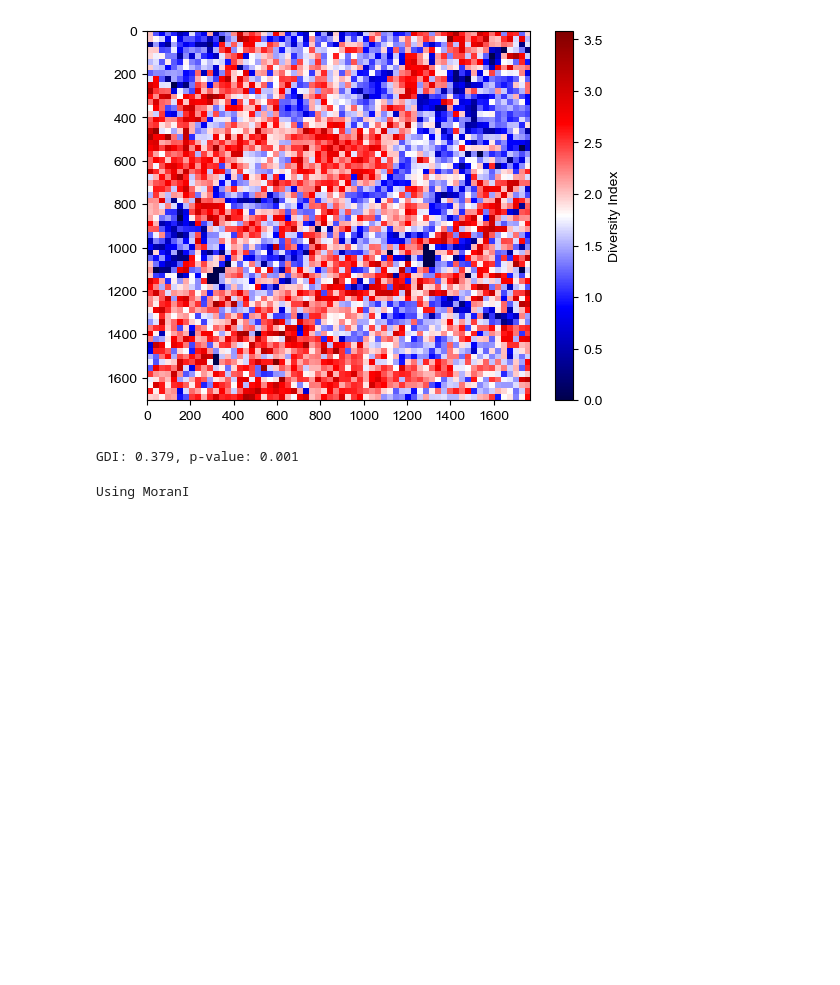
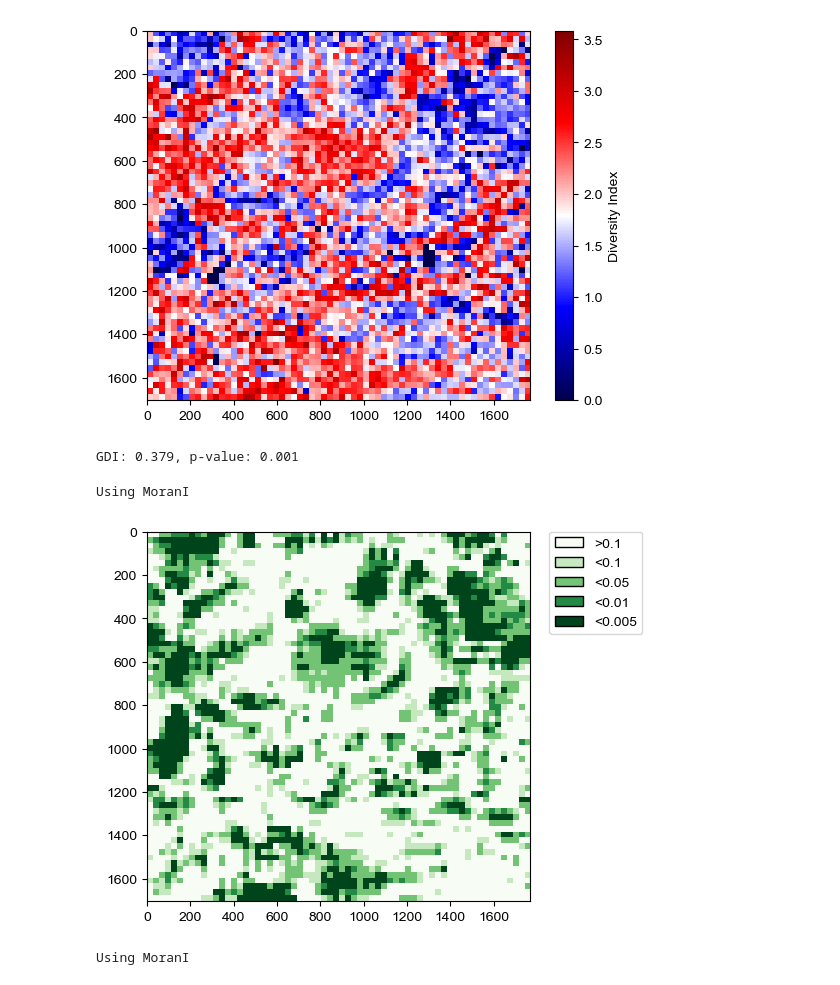
Before and after one commit to Feanor007/MESA, a Jupyter notebook: docs/notebooks/tutorials/MESA_Tutorials.ipynb, the cells around one changed output. Saved outputs shown, nothing was run; the diff lists cells and outputs as text; code cells hidden in the pictures; blank space fills up the shorter version.

```diff
--- a/docs/notebooks/tutorials/MESA_Tutorials.ipynb
+++ b/docs/notebooks/tutorials/MESA_Tutorials.ipynb
@@ -146,6 +146,28 @@ GDI, p_sim = eco.global_spatial_stats(grid, mode='MoranI', tissue_only=False, pl
 print(f"GDI: {GDI:.3f}, p-value: {p_sim:.3f}")
 # %% [output]
 GDI: 0.379, p-value: 0.001
+# %%
+_, _, lisa = eco.local_spatial_stats(grid=grid,
+                                     mode='MoranI',
+                                     tissue_only=False,
+                                     p_value=0.01,
+                                     seed=42,
+                                     plot_weights=False,
+                                     return_stats=True)
+
+heatmap_fig = eco.signif_heatmap(spatial_data=adata,
+                                 library_key='sample',
+                                 library_id=sample_id,
+                                 spatial_key='spatial',
+                                 patches=patches_coordinates,
+                                 heterogeneity_indices=pd.Series(lisa.p_sim),
+                                 tissue_only=False,
+                                 plot=True,
+                                 discrete=True,
+                                 return_fig=True)
+# %% [output]
+Using MoranI
+[figure, added]
 # %%
 # Calculate LDI and find hot/coldspots by applying local moran's I on the Diversity Heatmap
 hotspots, coldspots = eco.local_spatial_stats(grid, mode='MoranI', p_value=0.01, tissue_only=False)
```
Also changed, not shown: parts of 2 cells of this notebook, 42 other files.
